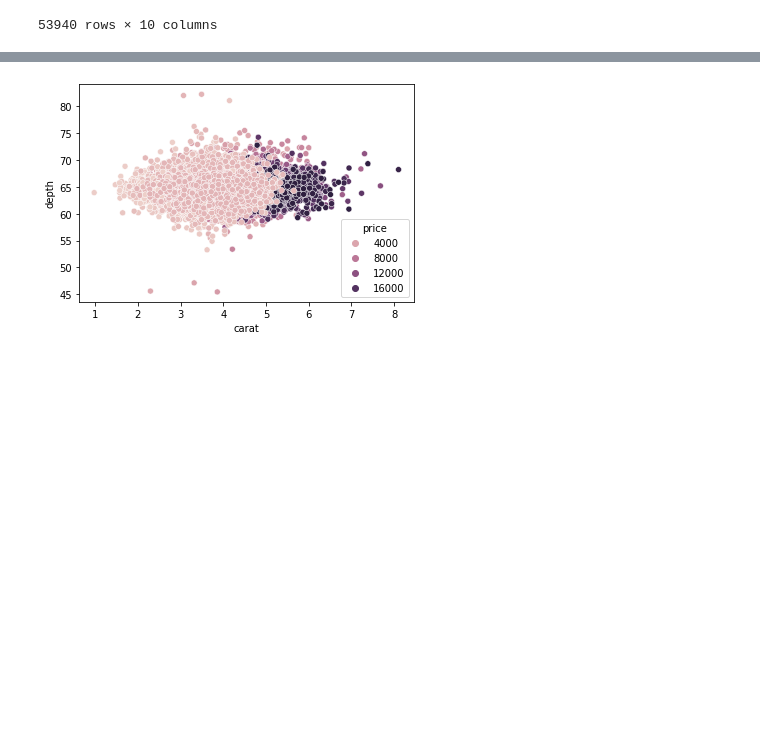
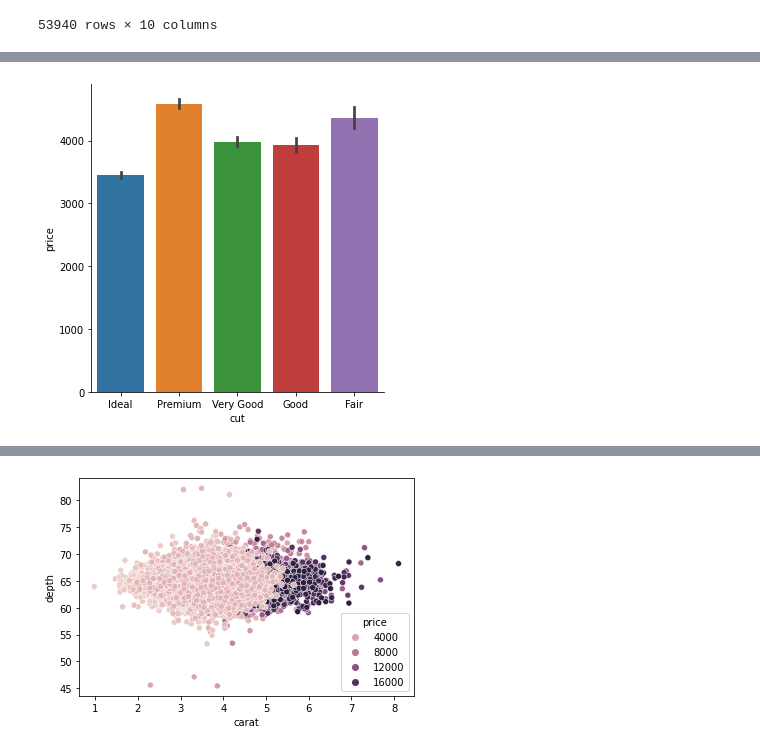
Before and after one commit to anikomaraz/python_courses_postbootcamp, a Jupyter notebook: Seaborn.ipynb, the cells around one changed output, grey strips where cells are left out. Cells and saved outputs as stored; diff of their text form; code cells hidden in the pictures; blank space fills up the shorter version.

```diff
--- a/Seaborn.ipynb
+++ b/Seaborn.ipynb
@@ -83,0 +98,9 @@ data
+# %%
+# Barplot
+
+sns.catplot(x = 'cut', y = 'price', data = data,
+           kind = 'bar')
+            # ci = None)
+plt.show()
+# %% [output]
+[figure, added]
```
Also changed, not shown: parts of 10 cells of this notebook.
